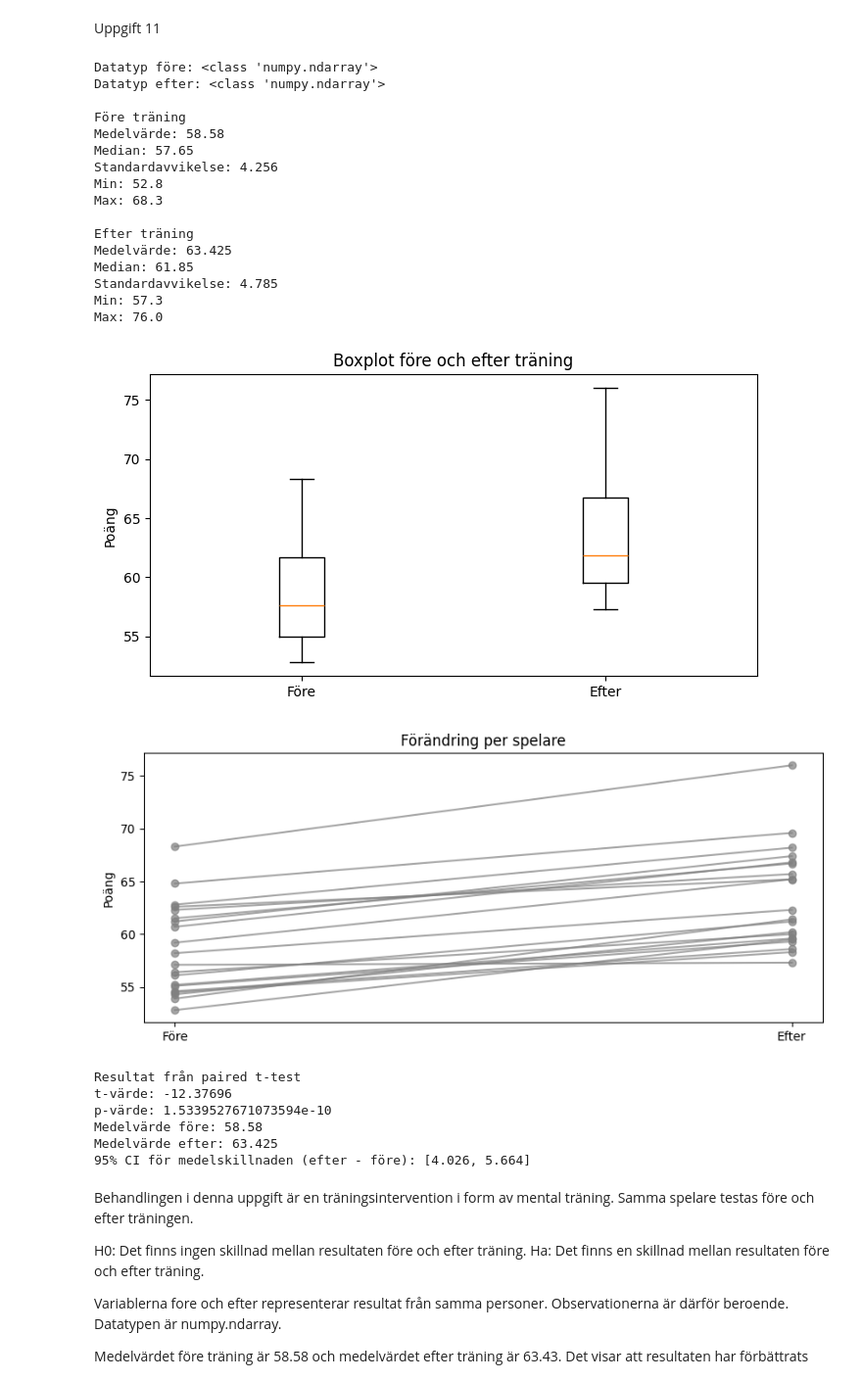
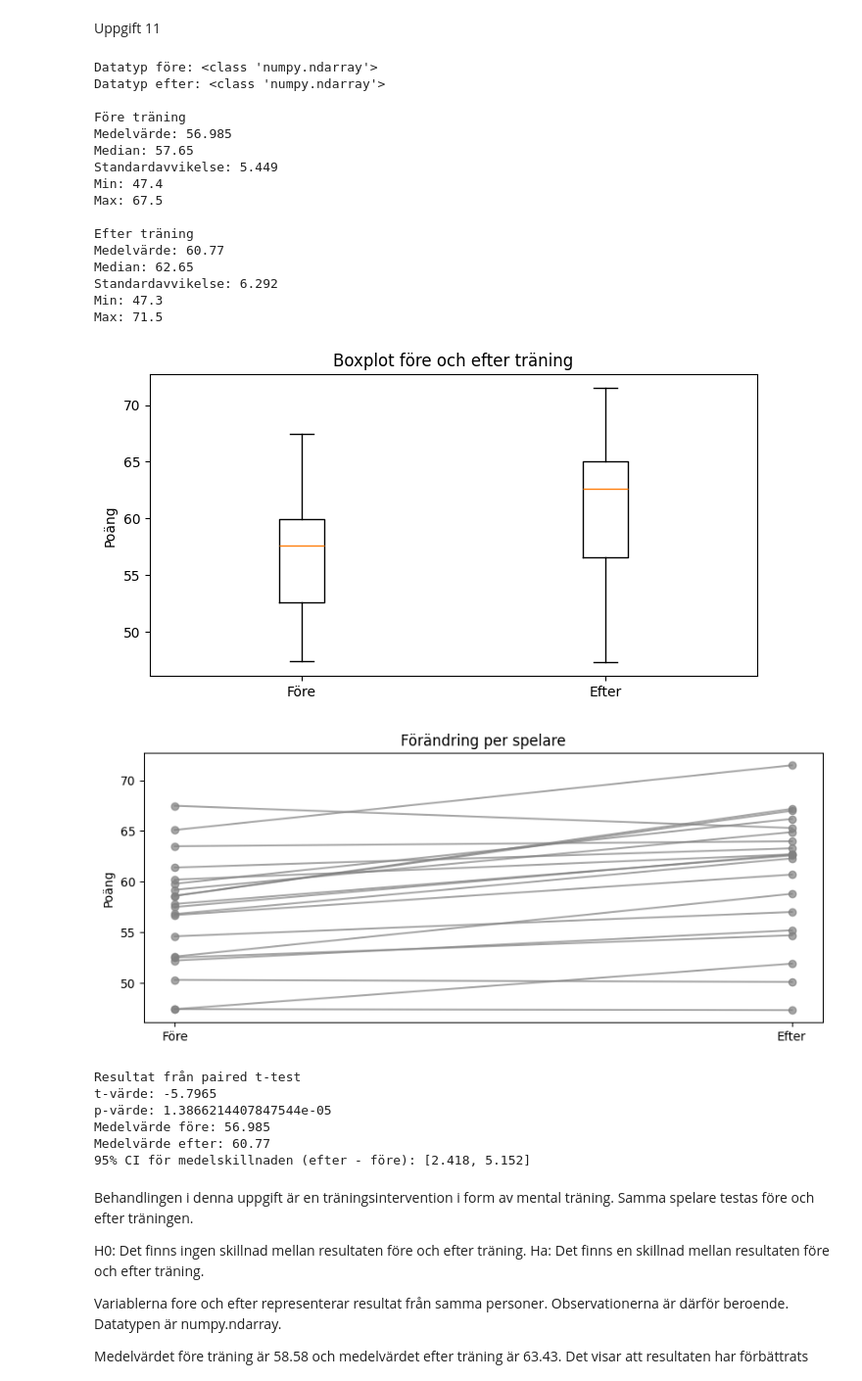
Before and after one commit to WisamHmedi/Labb-1---Grupp-40, a Jupyter notebook: labb1.ipynb, the cells around one changed output. Shown at 98% size. Saved outputs shown, nothing was run; the diff lists cells and outputs as text; code cells hidden in the pictures.

```diff
--- a/labb1.ipynb
+++ b/labb1.ipynb
@@ -348,7 +348,7 @@ import matplotlib.pyplot as plt
 from scipy import stats
 
 # Uppgift 11
-gruppnummer = 40
+gruppnummer = 15
 rng = np.random.default_rng(15)
 
 n = 20
@@ -416,50 +416,50 @@ plt.grid(False)
 plt.show()
 
 # Paired t-test
 t_stat_11, p_val_11 = stats.ttest_rel(fore, efter)
 
 # 95 % konfidensintervall för medelskillnaden
 diff_11 = efter - fore
 mean_diff_11 = np.mean(diff_11)
 std_diff_11 = np.std(diff_11, ddof=1)
 se_diff_11 = std_diff_11 / np.sqrt(n)
 t_critical_11 = stats.t.ppf(0.975, df=n-1)
 
 ci_low_11 = mean_diff_11 - t_critical_11 * se_diff_11
 ci_high_11 = mean_diff_11 + t_critical_11 * se_diff_11
 
 print()
 print("Resultat från paired t-test")
 print("t-värde:", round(t_stat_11, 5))
 print("p-värde:", p_val_11)
 print("Medelvärde före:", round(np.mean(fore), 3))
 print("Medelvärde efter:", round(np.mean(efter), 3))
 print(f"95% CI för medelskillnaden (efter - före): [{ci_low_11:.3f}, {ci_high_11:.3f}]")
 # %% [output]
 Datatyp före: <class 'numpy.ndarray'>
 Datatyp efter: <class 'numpy.ndarray'>
 
 Före träning
-Medelvärde: 58.58
+Medelvärde: 56.985
 Median: 57.65
-Standardavvikelse: 4.256
-Min: 52.8
-Max: 68.3
+Standardavvikelse: 5.449
+Min: 47.4
+Max: 67.5
 
 Efter träning
-Medelvärde: 63.425
-Median: 61.85
-Standardavvikelse: 4.785
-Min: 57.3
-Max: 76.0
+Medelvärde: 60.77
+Median: 62.65
+Standardavvikelse: 6.292
+Min: 47.3
+Max: 71.5
-[figure, old version]
+[figure, new version]
-[figure, old version]
+[figure, new version]
 Resultat från paired t-test
-t-värde: -12.37696
-p-värde: 1.5339527671073594e-10
-Medelvärde före: 58.58
-Medelvärde efter: 63.425
-95% CI för medelskillnaden (efter - före): [4.026, 5.664]
+t-värde: -5.7965
+p-värde: 1.3866214407847544e-05
+Medelvärde före: 56.985
+Medelvärde efter: 60.77
+95% CI för medelskillnaden (efter - före): [2.418, 5.152]
 # %% [markdown]
 Behandlingen i denna uppgift är en träningsintervention i form av mental träning.
 Samma spelare testas före och efter träningen.
```
Also changed, not shown: parts of 3 cells of this notebook.
